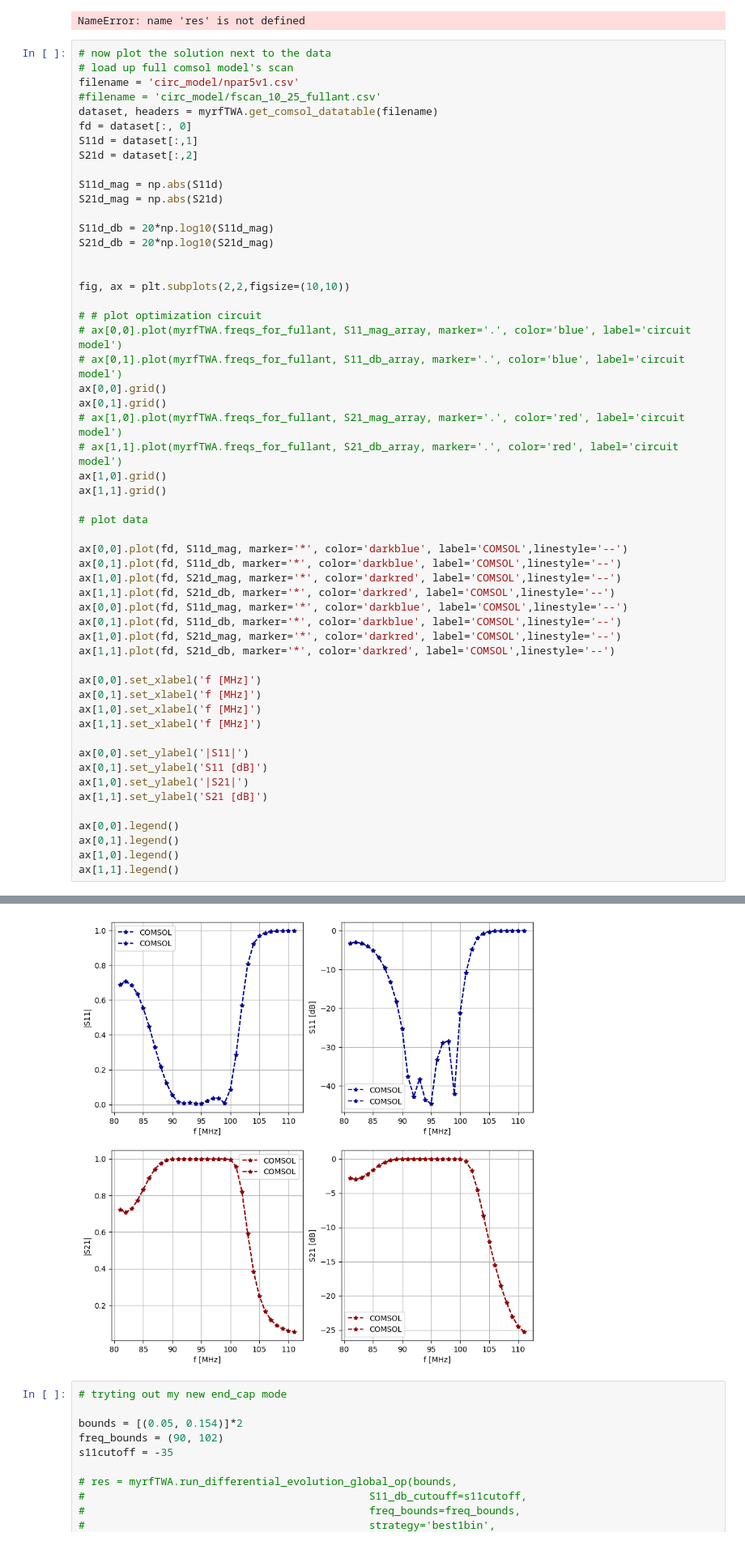
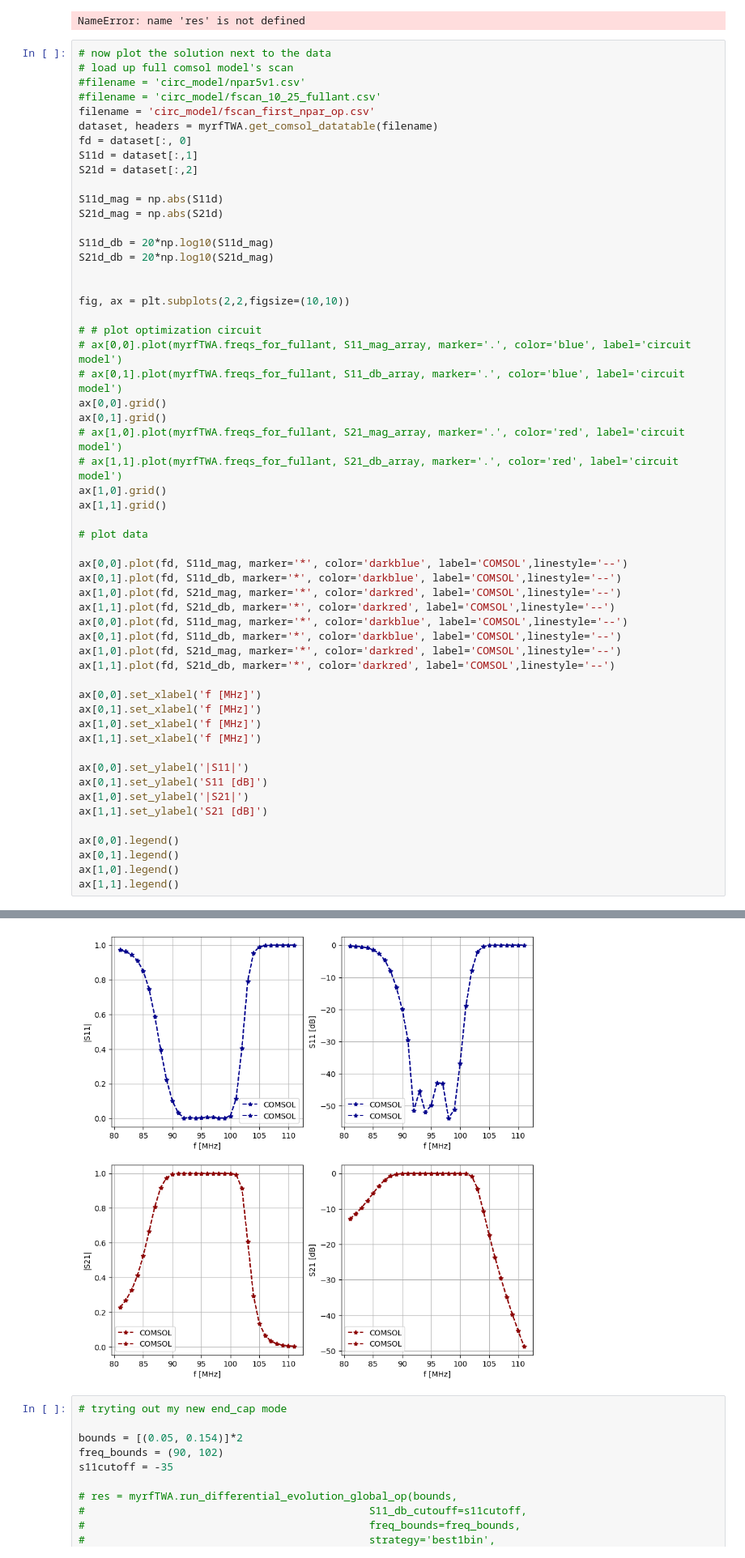
Before and after one commit to vandelij/TWA_circuit, a Jupyter notebook: longer_caps_testing_notebook.ipynb, the cells around one changed output, grey strips where cells are left out. Shown at 81% size. Cells and saved outputs as stored; diff of their text form.

Commit message:
added new fscan

```diff
--- a/longer_caps_testing_notebook.ipynb
+++ b/longer_caps_testing_notebook.ipynb
@@ -411,8 +411,9 @@ NameError: name 'res' is not defined
 # %%
 # now plot the solution next to the data
 # load up full comsol model's scan
-filename = 'circ_model/npar5v1.csv'
+#filename = 'circ_model/npar5v1.csv'
 #filename = 'circ_model/fscan_10_25_fullant.csv'
+filename = 'circ_model/fscan_first_npar_op.csv'
 dataset, headers = myrfTWA.get_comsol_datatable(filename)
 fd = dataset[:, 0]
 S11d = dataset[:,1]
@@ -437,34 +438,34 @@ ax[0,1].grid()
 ax[1,0].grid()
 ax[1,1].grid()
 
 # plot data
 
 ax[0,0].plot(fd, S11d_mag, marker='*', color='darkblue', label='COMSOL',linestyle='--')
 ax[0,1].plot(fd, S11d_db, marker='*', color='darkblue', label='COMSOL',linestyle='--')
 ax[1,0].plot(fd, S21d_mag, marker='*', color='darkred', label='COMSOL',linestyle='--')
 ax[1,1].plot(fd, S21d_db, marker='*', color='darkred', label='COMSOL',linestyle='--')
 ax[0,0].plot(fd, S11d_mag, marker='*', color='darkblue', label='COMSOL',linestyle='--')
 ax[0,1].plot(fd, S11d_db, marker='*', color='darkblue', label='COMSOL',linestyle='--')
 ax[1,0].plot(fd, S21d_mag, marker='*', color='darkred', label='COMSOL',linestyle='--')
 ax[1,1].plot(fd, S21d_db, marker='*', color='darkred', label='COMSOL',linestyle='--')
 
 ax[0,0].set_xlabel('f [MHz]')
 ax[0,1].set_xlabel('f [MHz]')
 ax[1,0].set_xlabel('f [MHz]')
 ax[1,1].set_xlabel('f [MHz]')
 
 ax[0,0].set_ylabel('|S11|')
 ax[0,1].set_ylabel('S11 [dB]')
 ax[1,0].set_ylabel('|S21|')
 ax[1,1].set_ylabel('S21 [dB]')
 
 ax[0,0].legend()
 ax[0,1].legend()
 ax[1,0].legend()
 ax[1,1].legend()
 # %% [output]
 <matplotlib.legend.Legend at 0x...>
-[figure, old version]
+[figure, new version]
 # %%
 # tryting out my new end_cap mode
 
```
Also changed, not shown: 1 other file.
